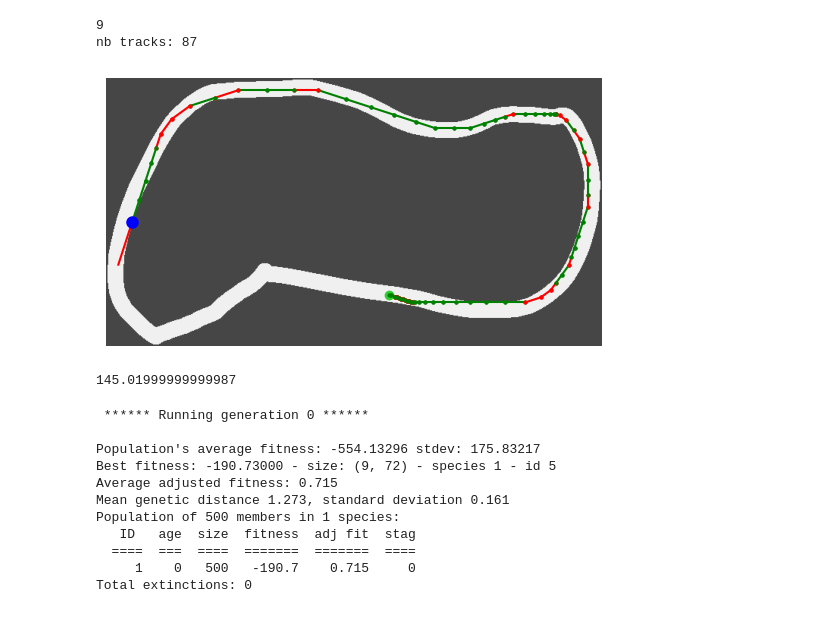
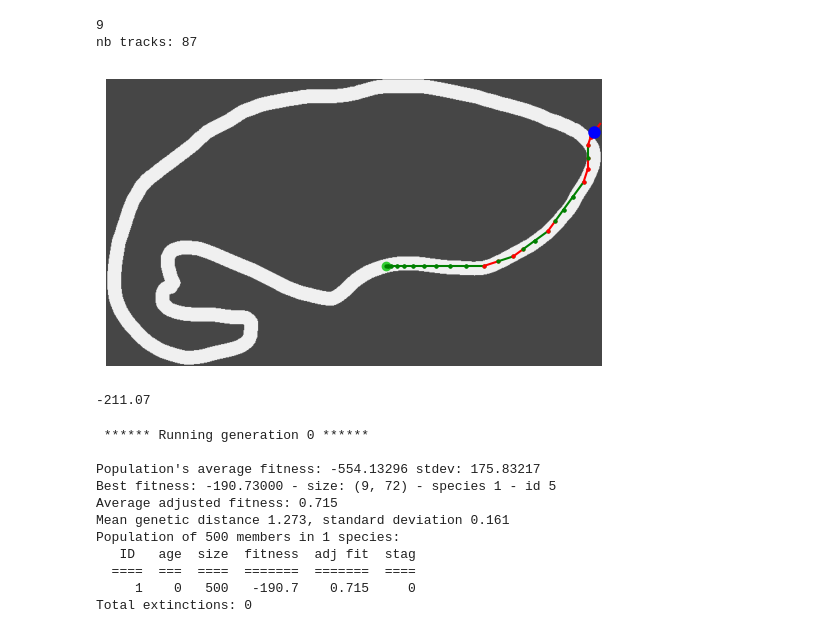
Before and after one commit to GeckSpy/EP-trajectory-optimisation, a Jupyter notebook: NEAT/env_06_data.ipynb, the cells around one changed output. Saved outputs shown, nothing was run; the diff lists cells and outputs as text; code cells hidden in the pictures.

```diff
--- a/NEAT/env_06_data.ipynb
+++ b/NEAT/env_06_data.ipynb
@@ -872,16 +872,19 @@ def training(do_save=False,
     return dic_info
 # %%
 path = "../GA records/" + "run_part1_2024-12-05_16:02:41/" + "best_genome_3600sec_69tracks"
-geno = load_genome(path)
+path2 = "../GA records/" + "run_part1_2024-12-05_22:38:16/" + "best_genome_21600sec_69tracks"
+geno = load_genome(path2)
 
 path_config="./RacingCar.config"
 config = neat.Config(neat.DefaultGenome, neat.DefaultReproduction,
                         neat.DefaultSpeciesSet, neat.DefaultStagnation,
                         path_config)
+
+
 evaluate_genome(geno, config, len(TRACKS), 10000, show=True)
 # %% [output]
-[figure, old version]
+[figure, new version]
-145.01999999999987
+-211.07
 # %%
 def compute_data():
     liste_training_time_min = [10, 40, 60]
```
Also changed, not shown: parts of 1 cell of this notebook, 3 other files.
